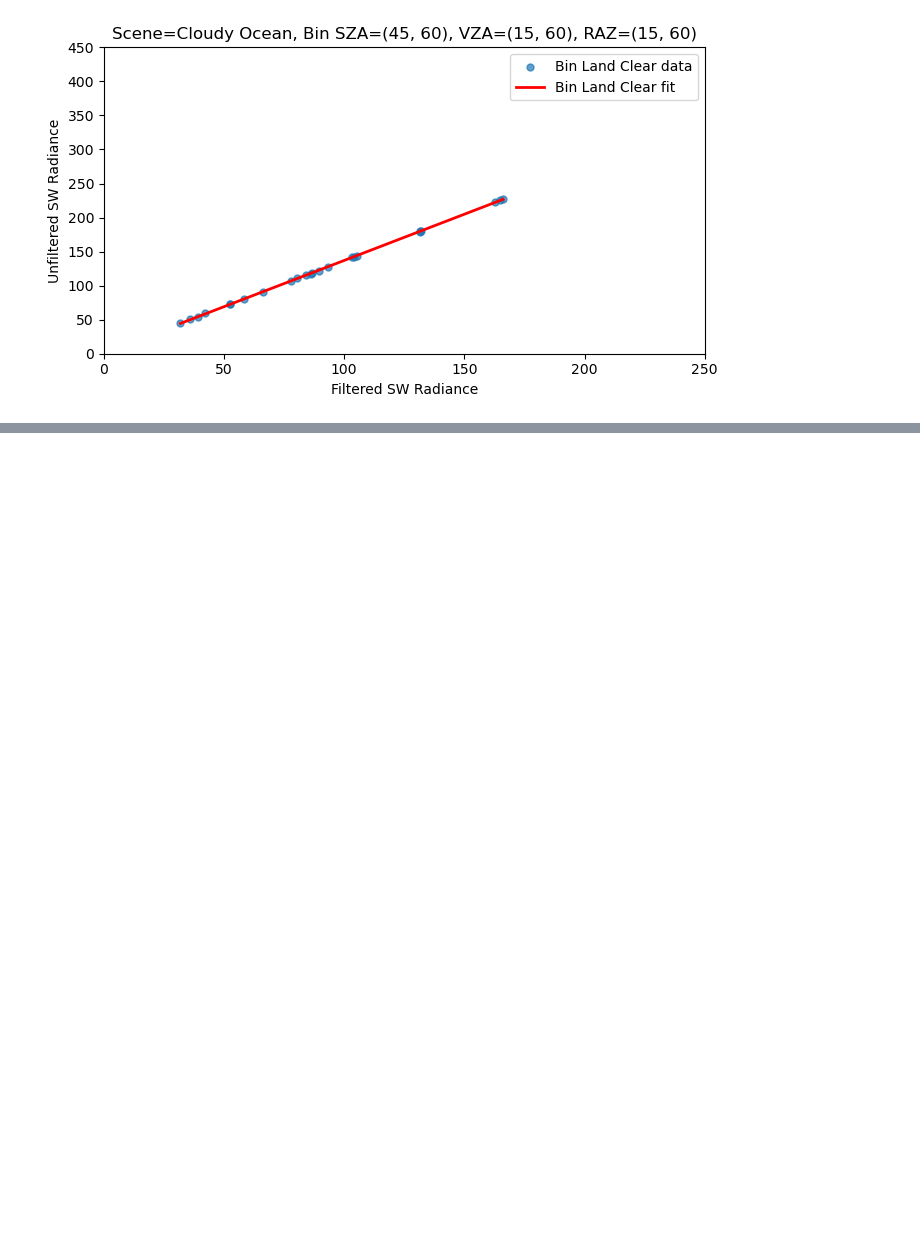
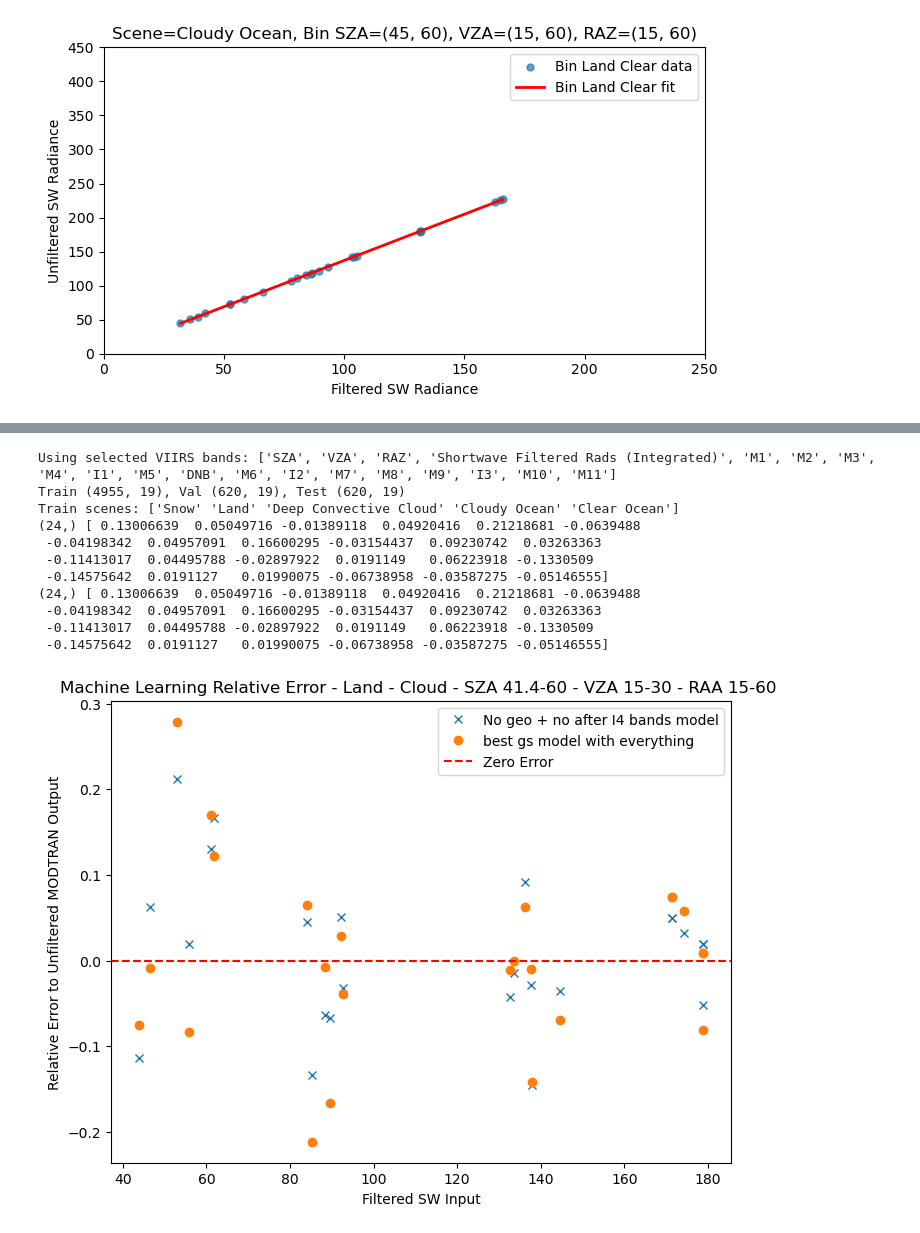
Before and after one commit to LASP-Libera/libera_unfiltering, a Jupyter notebook: validation.ipynb, the cells around one changed output, grey strips where cells are left out. Cells and saved outputs as stored; diff of their text form; code cells hidden in the pictures; blank space fills up the shorter version.

```diff
--- a/validation.ipynb
+++ b/validation.ipynb
@@ -2224,0 +2152,24 @@ def grouped_train_val_test_split(
+# %%
+bm_with_bands = test_viirs_bands_refit(all_dataset, v=True, viirs_bands=True, is_sw=True,
+                                 selected_viirs_bands=['SZA', 'VZA', 'RAZ','Shortwave Filtered Rads (Integrated)',
+                                                       'M1', 'M2','M3', 'M4', 'I1', 'M5', 'DNB', 'M6', 'I2', 'M7',
+                                                       'M8', 'M9', 'I3', 'M10', 'M11'],  best_params=best, use_groups=True)
+
+bm_with_bands_pe = calculate_pe(matt_test_data, ['SZA', 'VZA', 'RAZ','Shortwave Filtered Rads (Integrated)',
+                                        'M1', 'M2','M3', 'M4', 'I1', 'M5', 'DNB', 'M6', 'I2', 'M7',
+                                        'M8', 'M9', 'I3', 'M10', 'M11'], bm_with_bands['Final_Model'])
+
+display_pe(sw_input, bm_with_bands_pe, test_refit_pe, "No geo + no after I4 bands model", "best gs model with everything")
+# %% [output]
+Using selected VIIRS bands: ['SZA', 'VZA', 'RAZ', 'Shortwave Filtered Rads (Integrated)', 'M1', 'M2', 'M3', 'M4', 'I1', 'M5', 'DNB', 'M6', 'I2', 'M7', 'M8', 'M9', 'I3', 'M10', 'M11']
+Train (4955, 19), Val (620, 19), Test (620, 19)
+Train scenes: ['Snow' 'Land' 'Deep Convective Cloud' 'Cloudy Ocean' 'Clear Ocean']
+(24,) [ 0.13006639  0.05049716 -0.01389118  0.04920416  0.21218681 -0.0639488
+ -0.04198342  0.04957091  0.16600295 -0.03154437  0.09230742  0.03263363
+ -0.11413017  0.04495788 -0.02897922  0.0191149   0.06223918 -0.1330509
+ -0.14575642  0.0191127   0.01990075 -0.06738958 -0.03587275 -0.05146555]
+(24,) [ 0.13006639  0.05049716 -0.01389118  0.04920416  0.21218681 -0.0639488
+ -0.04198342  0.04957091  0.16600295 -0.03154437  0.09230742  0.03263363
+ -0.11413017  0.04495788 -0.02897922  0.0191149   0.06223918 -0.1330509
+ -0.14575642  0.0191127   0.01990075 -0.06738958 -0.03587275 -0.05146555]
+[figure, added]
```
Also changed, not shown: parts of 28 cells of this notebook.
